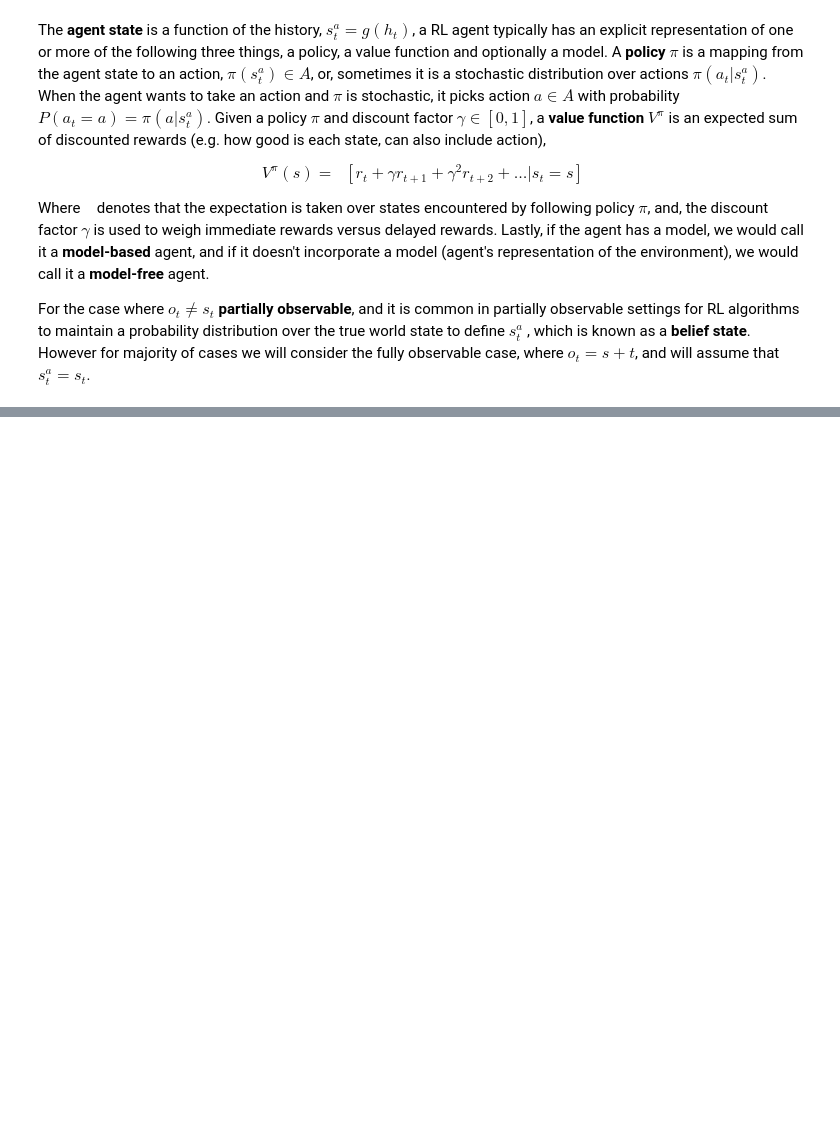
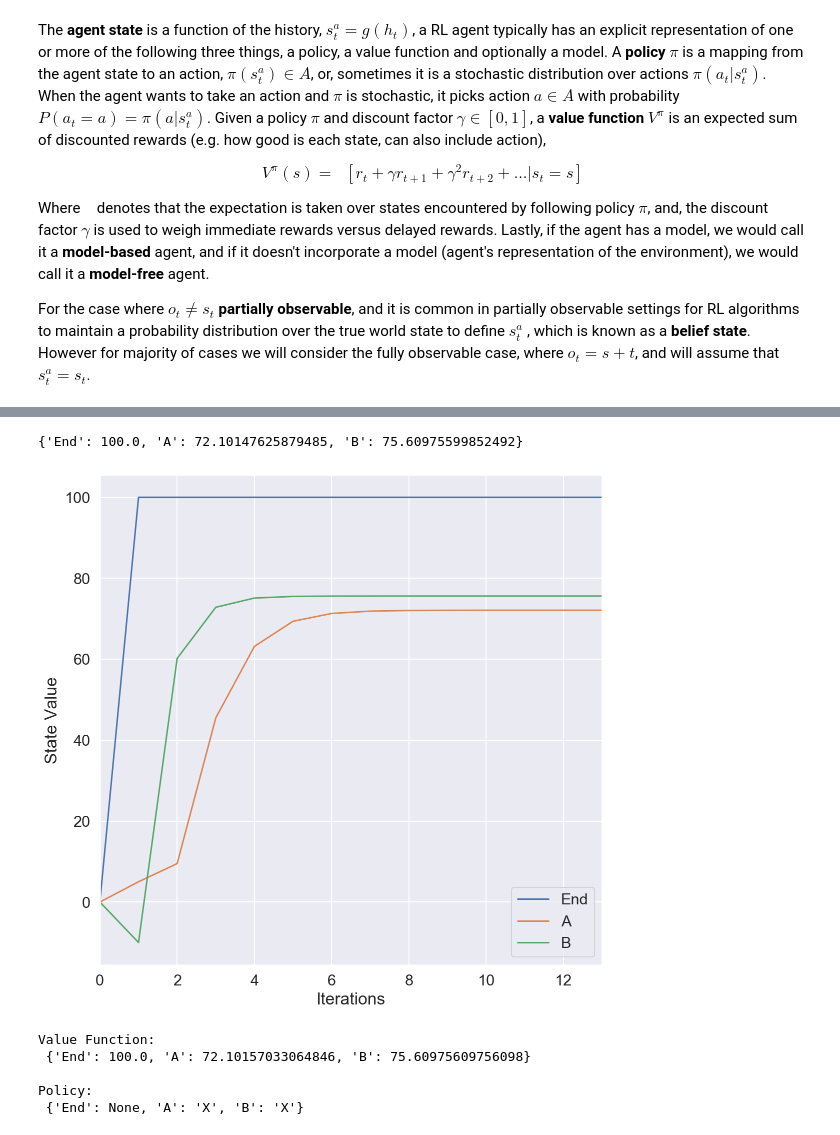
Before and after one commit to PacktPublishing/Practical-Machine-Learning-with-TensorFlow-2.0-and-Scikit-Learn, a Jupyter notebook: section_8/8-1.ipynb, the cells around one changed output, grey strips where cells are left out. Saved outputs shown, nothing was run; the diff lists cells and outputs as text; code cells hidden in the pictures; blank space fills up the shorter version.

```diff
--- a/section_8/8-1.ipynb
+++ b/section_8/8-1.ipynb
@@ -95,0 +273,28 @@ Implement it in numpy as dynamic programming perhaps & illustrate this ?!
+# %%
+def value_iteration(mdp, epsilon=0.001):
+    """Solving an MDP by value iteration"""
+    history = []
+    V1 = {s: 0 for s in mdp.states}
+    R, T, gamma = mdp.R, mdp.T, mdp.gamma
+    while True:
+        V = V1.copy()
+        history.append(V)
+        delta = 0
+        for s in mdp.states:
+            V1[s] = R(s) + gamma * max(sum(p * V[s1] for (p, s1) in T(s, a))
+                                       for a in mdp.actions(s))
+            delta = max(delta, abs(V1[s] - V[s]))
+        if delta <= epsilon * (1 - gamma) / gamma:
+            return V, pd.DataFrame(history)
+# %%
+V, history = value_iteration(mdp_1)
+print(V)
+# %% [output]
+{'End': 100.0, 'A': 72.10147625879485, 'B': 75.60975599852492}
+# %%
+history.plot()
+plt.xlabel('Iterations')
+plt.ylabel('State Value')
+plt.show()
+# %% [output]
+[figure, added]
@@ -95,0 +334,10 @@ Implement it in numpy as dynamic programming perhaps & illustrate this ?!
+# %%
+pi, V, history = policy_iteration(mdp_1)
+print('Value Function: \n', V)
+print('\nPolicy: \n', pi)
+# %% [output]
+Value Function:
+ {'End': 100.0, 'A': 72.10157033064846, 'B': 75.60975609756098}
+
+Policy:
+ {'End': None, 'A': 'X', 'B': 'X'}
```
Also changed, not shown: parts of 9 cells of this notebook.
